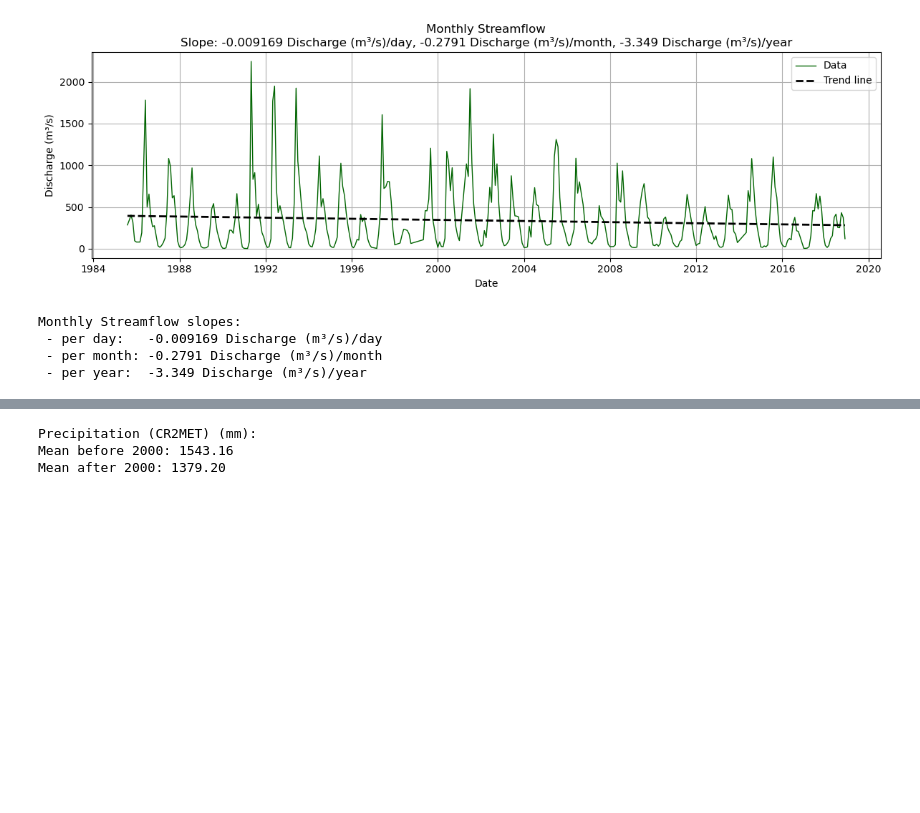
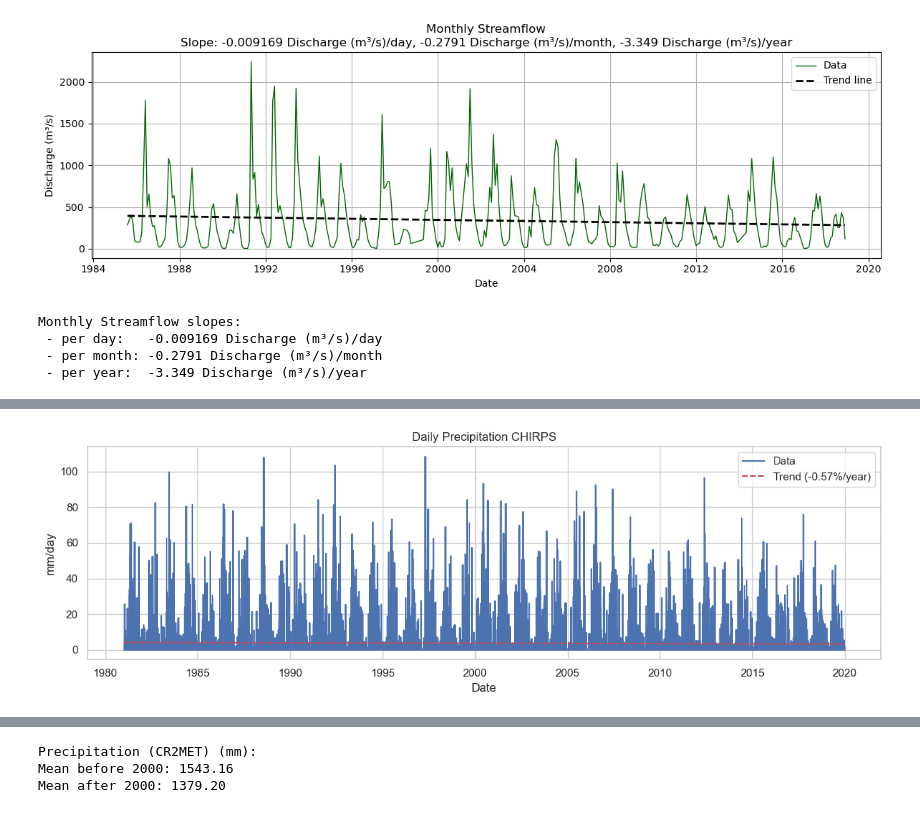
Before and after one commit to millie-spencer/Glacier-DEM-coregistration-and-MB, a Jupyter notebook: 04_basin_analysis.ipynb, the cells around one changed output, grey strips where cells are left out. Saved outputs shown, nothing was run; the diff lists cells and outputs as text; code cells hidden in the pictures; blank space fills up the shorter version.

```diff
--- a/04_basin_analysis.ipynb
+++ b/04_basin_analysis.ipynb
@@ -152,0 +356,95 @@ Monthly Streamflow slopes:
+# %%
+start_date = pd.Timestamp('1979-01-01')
+end_date = pd.Timestamp('2020-12-31')
+
+def load_data(filepath):
+    # Read CSV, parse 'NA' as NaN, parse dates, filter by date range, drop NaNs
+    df = pd.read_csv(filepath, na_values=['NA'])
+    df[date_column] = pd.to_datetime(df[date_column], errors='coerce')
+    df = df.dropna(subset=[date_column, basin_col])
+    df = df[(df[date_column] >= start_date) & (df[date_column] <= end_date)]
+    df = df.set_index(date_column)
+    df = df[[basin_col]]  # Keep only basin_col and index
+    df = df.dropna()
+    return df
+
+def calculate_decade_means(df):
+    df = df.copy()
+    df['decade'] = (df.index.year // 10) * 10
+    decade_means = df.groupby('decade')[basin_col].mean()
+    decade_means = decade_means.dropna()  # remove empty decades
+    return decade_means
+
+def plot_percent_change(df, title, ylabel):
+    df = df.sort_index()
+    y = df[basin_col]
+    x = (df.index - df.index[0]).days.values  # days since start
+
+    # Linear regression for annual slope
+    slope, intercept, r_value, p_value, std_err = linregress(x, y)
+    mean_val = y.mean()
+    pct_change_per_year = (slope * 365.25) / mean_val * 100 if mean_val != 0 else float('nan')
+
+    # Means pre/post 2000
+    pre_2000_mean = y[df.index < '2000-01-01'].mean()
+    post_2000_mean = y[df.index >= '2000-01-01'].mean()
+    pct_diff_pre_post_2000 = ((post_2000_mean - pre_2000_mean) / pre_2000_mean) * 100 if pre_2000_mean != 0 else float('nan')
+
+    # Calculate actual percent changes between decades
+    decade_means = calculate_decade_means(df)
+    pct_changes_decades = {}
+    decades = sorted(decade_means.index)
+    for i in range(len(decades) - 1):
+        start_decade = decades[i]
+        end_decade = decades[i+1]
+        start_mean = decade_means[start_decade]
+        end_mean = decade_means[end_decade]
+        if start_mean != 0:
+            pct_changes_decades[f"{start_decade}s to {end_decade}s"] = ((end_mean - start_mean) / start_mean) * 100
+        else:
+            pct_changes_decades[f"{start_decade}s to {end_decade}s"] = float('nan')
+
+    # Plot
+    plt.figure(figsize=(12,4))
+    plt.plot(df.index, y, label='Data')
+    plt.plot(df.index, intercept + slope * x, 'r--', label=f'Trend ({pct_change_per_year:.2f}%/year)')
+    plt.title(title)
+    plt.ylabel(ylabel)
+    plt.xlabel('Date')
+    plt.legend()
+    plt.grid(True)
+    plt.tight_layout()
+    plt.show()
+
+    # Print summary
+    print(f"{title} — Mean: {mean_val:.3f} {ylabel}")
+    print(f"Percent change per year (linear fit): {pct_change_per_year:.3f}%")
+    print(f"Mean pre-2000: {pre_2000_mean:.3f} {ylabel}")
+    print(f"Mean post-2000: {post_2000_mean:.3f} {ylabel}")
+    print(f"Percent difference (post2000 vs pre2000): {pct_diff_pre_post_2000:.3f}%\n")
+
+    print("Percent changes between consecutive decades:")
+    for k, v in pct_changes_decades.items():
+        print(f"  {k}: {v:.3f}%")
+    print('\n' + '-'*40 + '\n')
+
+# === Run analysis and plot ===
+
+datasets = {
+    'Daily Precipitation CHIRPS': (daily_precip_chirps, 'mm/day'),
+    'Monthly Precipitation CHIRPS': (monthly_precip_chirps, 'mm/month'),
+    'Daily Precipitation CR2MET': (daily_precip_cr2, 'mm/day'),
+    'Monthly Precipitation CR2MET': (monthly_precip_cr2, 'mm/month'),
+    'Daily Max Temperature': (tmax_daily, '°C'),
+    'Daily Min Temperature': (tmin_daily, '°C'),
+    'Daily Streamflow': (streamflow_daily, 'm³/s'),
+    'Monthly Streamflow': (streamflow_monthly, 'm³/s'),
+    'Annual Surface Water Rights': (surface_rights, 'Rights'),
+    'Annual Groundwater Water Rights': (groundwater_rights, 'Rights'),
+}
+
+for name, (filepath, unit) in datasets.items():
+    print(f"--- {name} ---")
+    df = load_data(filepath)
+    plot_percent_change(df, name, unit)
+# %% [output]
@@ -152,0 +452 @@ Monthly Streamflow slopes:
+[figure, added]
```
Also changed, not shown: parts of 9 cells of this notebook.
